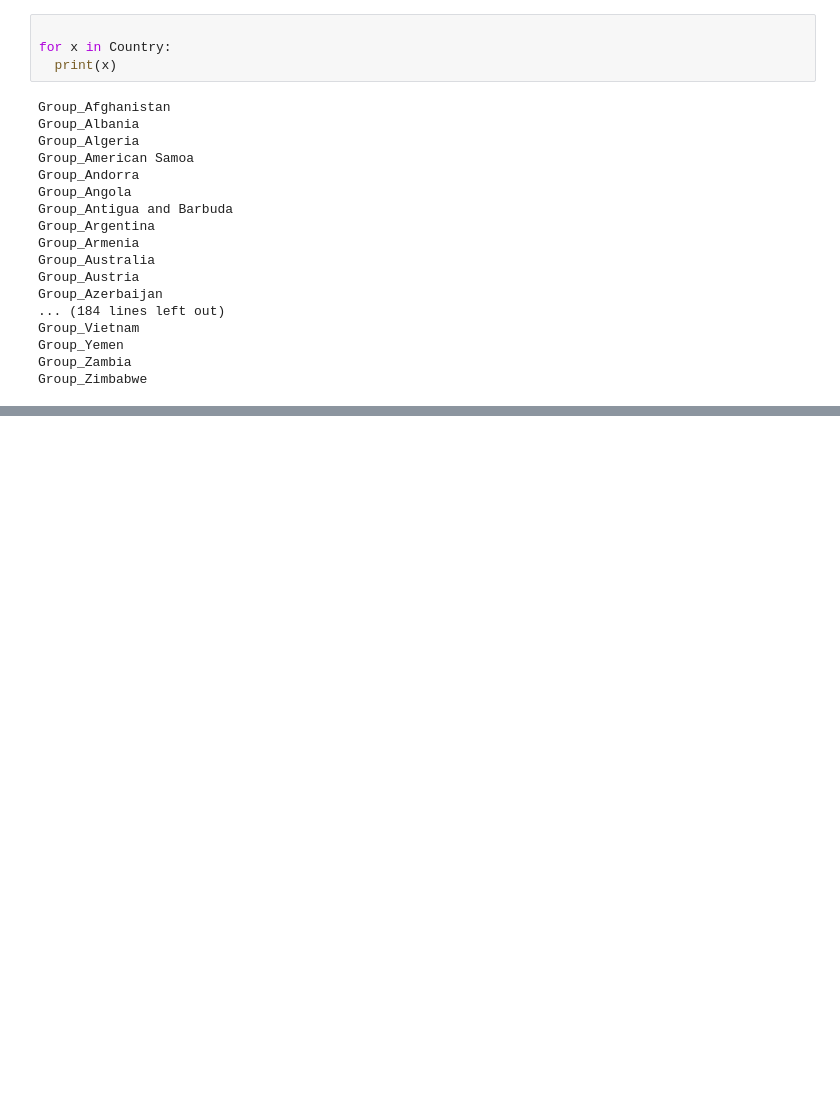
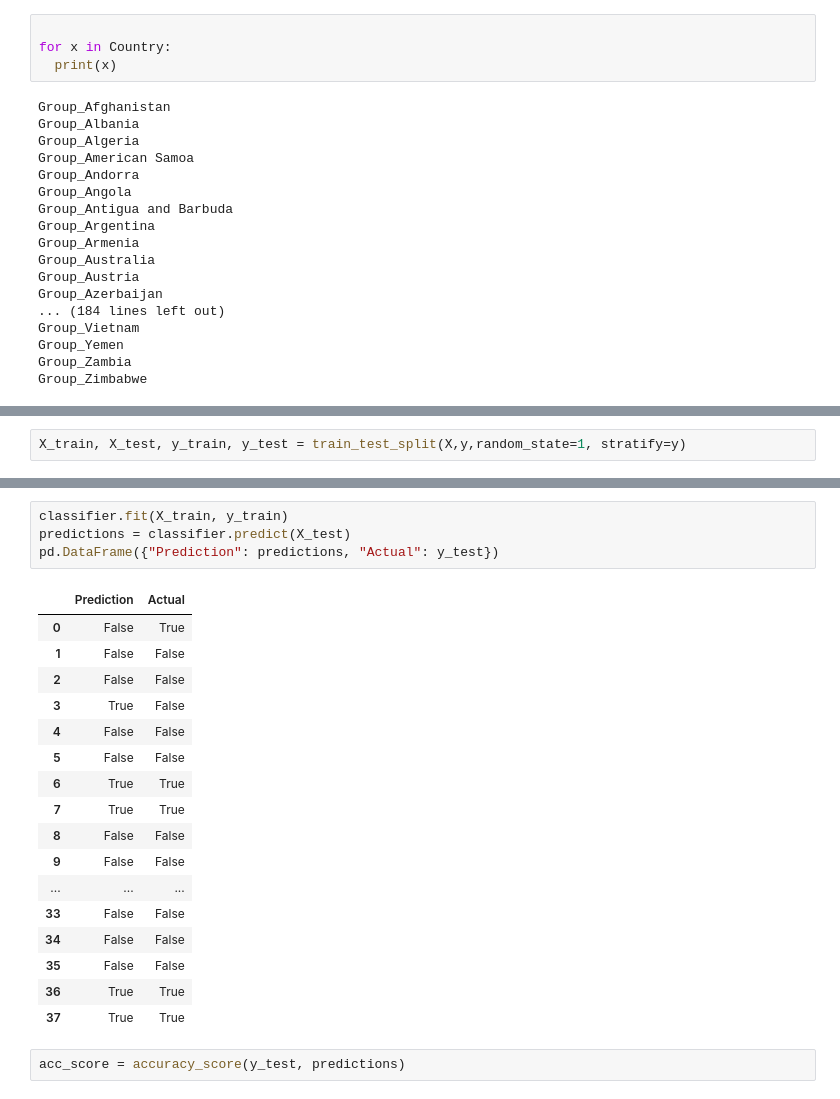
Before and after one commit to chgallegos/CAPSTONE-mortality-prediction, a Jupyter notebook: Machine_Learning/Triangle_Role_ML(Updated).ipynb, the cells around one changed output, grey strips where cells are left out. Cells and saved outputs as stored; diff of their text form; blank space fills up the shorter version.

```diff
--- a/Machine_Learning/Triangle_Role_ML(Updated).ipynb
+++ b/Machine_Learning/Triangle_Role_ML(Updated).ipynb
@@ -261,0 +466,2 @@ countrynames
+# %%
+X_train, X_test, y_train, y_test = train_test_split(X,y,random_state=1, stratify=y)
@@ -261,0 +480,24 @@ countrynames
+# %%
+classifier.fit(X_train, y_train)
+predictions = classifier.predict(X_test)
+pd.DataFrame({"Prediction": predictions, "Actual": y_test})
+# %% [output]
+|  | Prediction | Actual |
+| 0 | False | True |
+| 1 | False | False |
+| 2 | False | False |
+| 3 | True | False |
+| 4 | False | False |
+| 5 | False | False |
+| 6 | True | True |
+| 7 | True | True |
+| 8 | False | False |
+| 9 | False | False |
+| ... | ... | ... |
+| 33 | False | False |
+| 34 | False | False |
+| 35 | False | False |
+| 36 | True | True |
+| 37 | True | True |
+# %%
+acc_score = accuracy_score(y_test, predictions)
```
Also changed, not shown: parts of 11 cells of this notebook.
